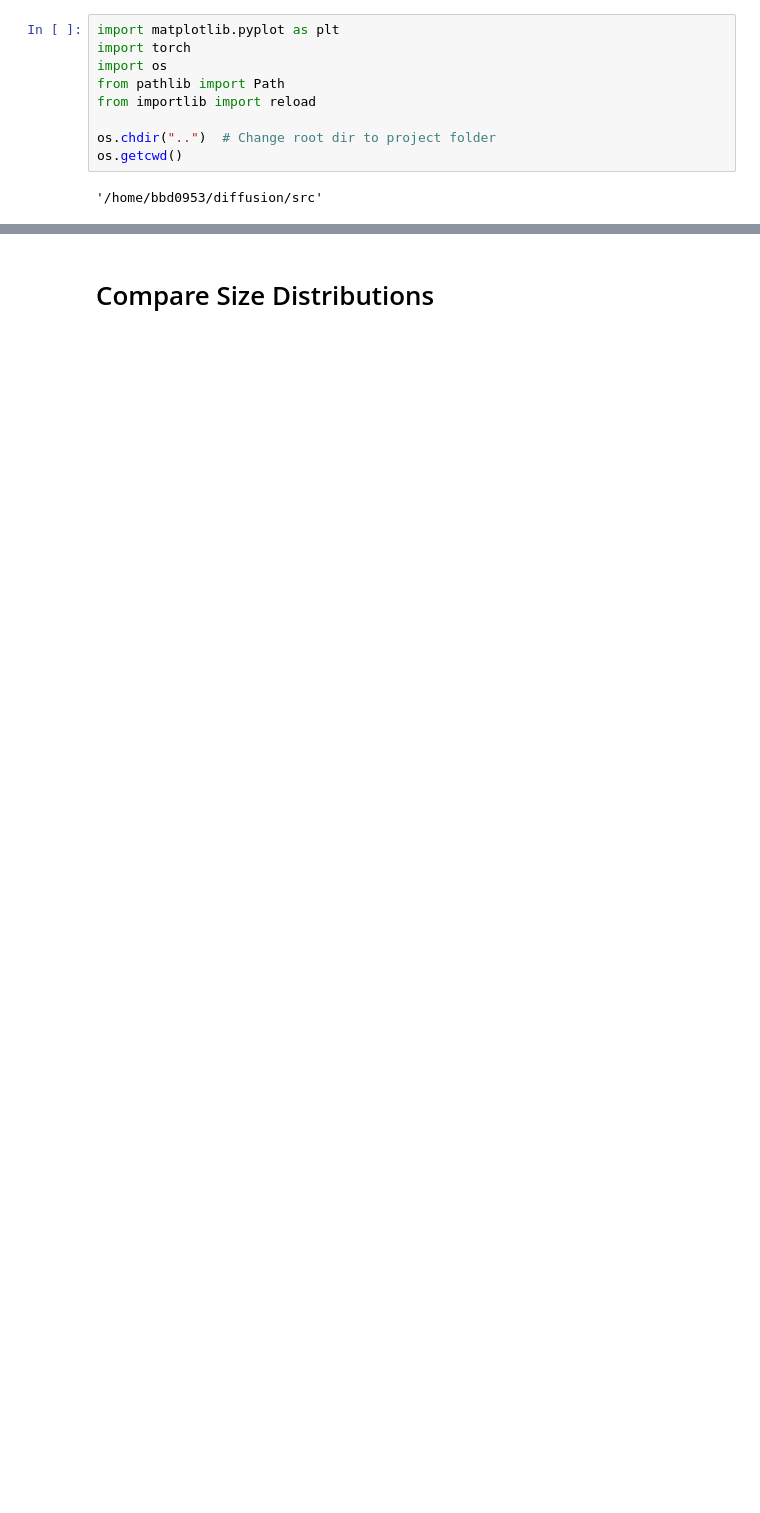
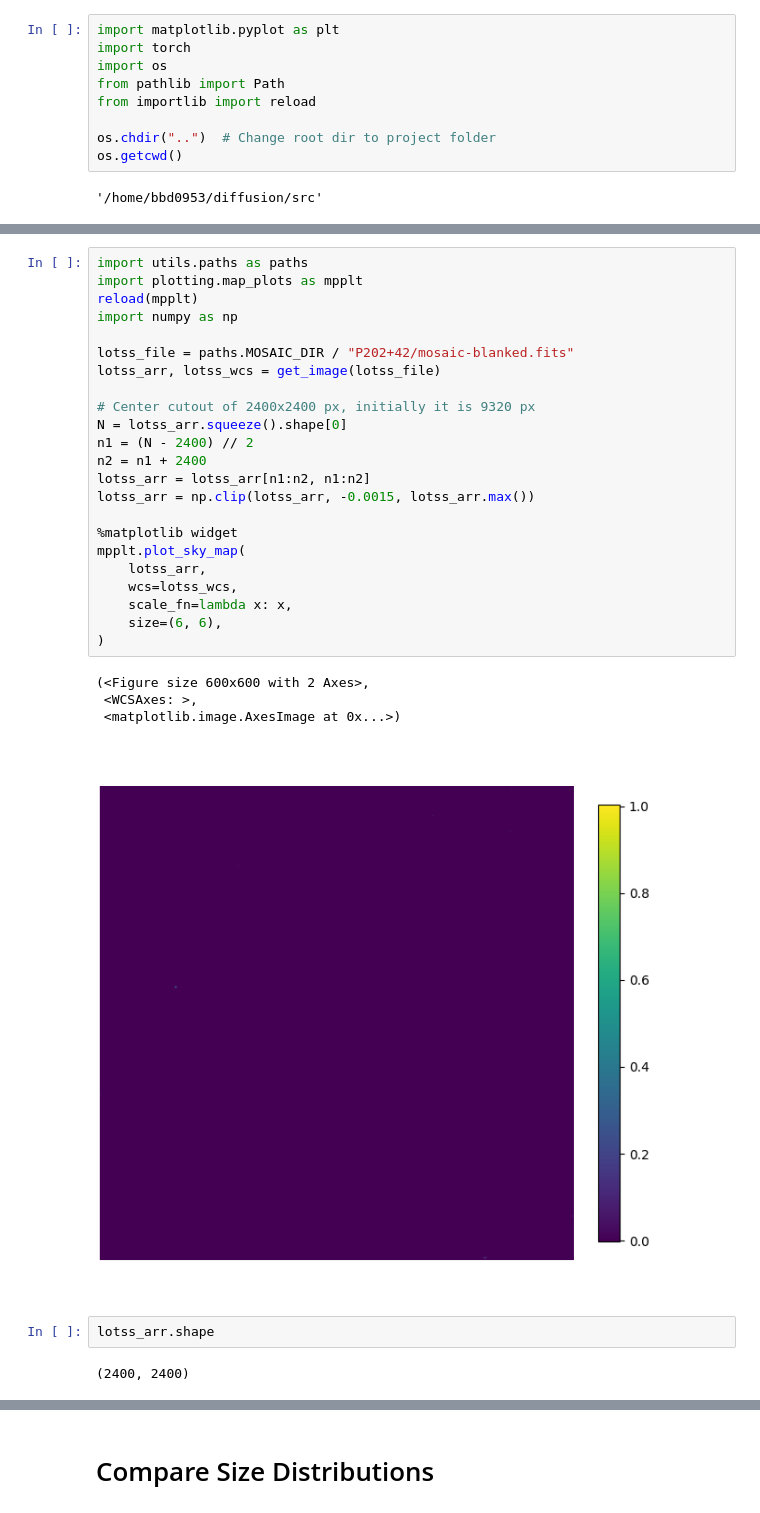
Before and after one commit to tmartinezML/LOFAR-Diffusion, a Jupyter notebook: src/notebooks/sky_maps.ipynb, the cells around one changed output, grey strips where cells are left out. Drawn from its saved outputs; the diff is of its cells as text; blank space fills up the shorter version.

```diff
--- a/src/notebooks/sky_maps.ipynb
+++ b/src/notebooks/sky_maps.ipynb
@@ -11,0 +51,32 @@ os.getcwd()
+# %%
+import utils.paths as paths
+import plotting.map_plots as mpplt
+reload(mpplt)
+import numpy as np
+
+lotss_file = paths.MOSAIC_DIR / "P202+42/mosaic-blanked.fits"
+lotss_arr, lotss_wcs = get_image(lotss_file)
+
+# Center cutout of 2400x2400 px, initially it is 9320 px
+N = lotss_arr.squeeze().shape[0]
+n1 = (N - 2400) // 2
+n2 = n1 + 2400
+lotss_arr = lotss_arr[n1:n2, n1:n2]
+lotss_arr = np.clip(lotss_arr, -0.0015, lotss_arr.max())
+
+%matplotlib widget
+mpplt.plot_sky_map(
+    lotss_arr,
+    wcs=lotss_wcs,
+    scale_fn=lambda x: x,
+    size=(6, 6),
+)
+# %% [output]
+(<Figure size 600x600 with 2 Axes>,
+ <WCSAxes: >,
+ <matplotlib.image.AxesImage at 0x...>)
+[figure, added]
+# %%
+lotss_arr.shape
+# %% [output]
+(2400, 2400)
```
Also changed, not shown: parts of 73 cells of this notebook, 13 other files.
